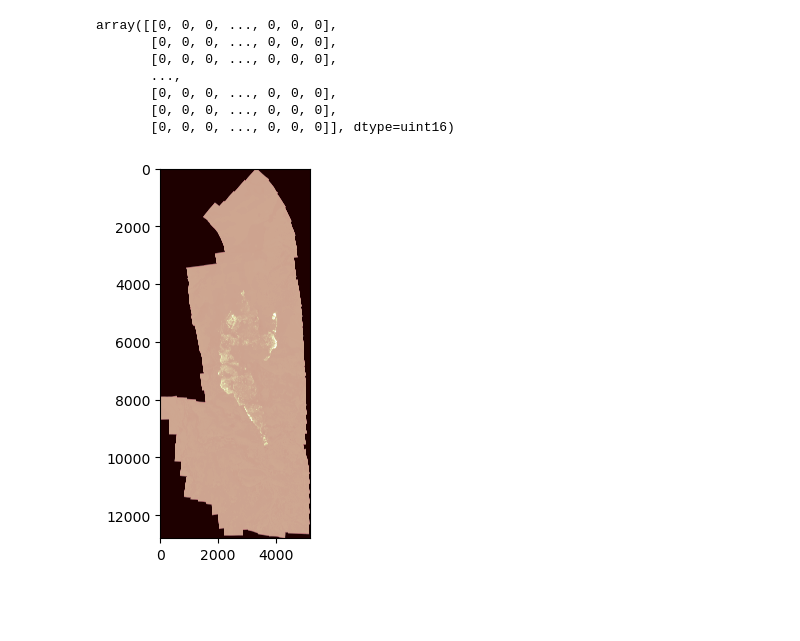
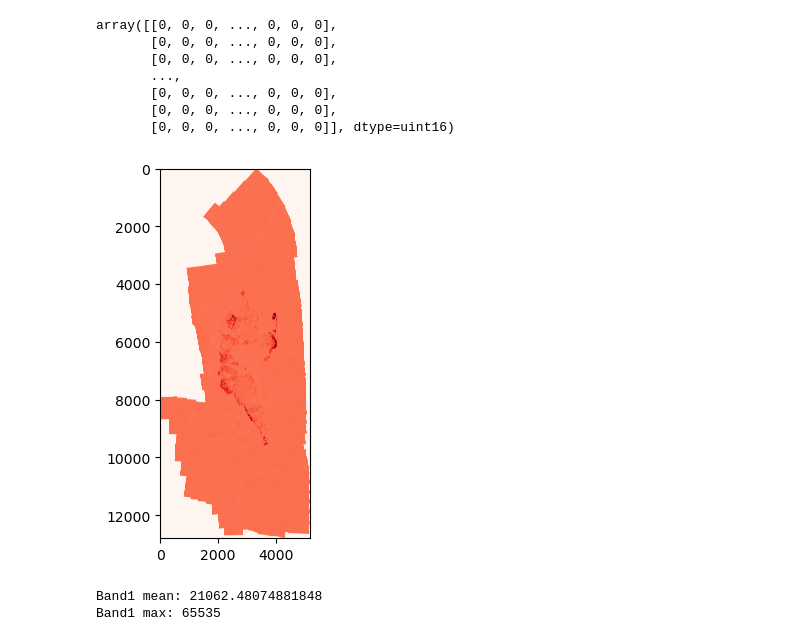
Before and after one commit to dotysan/GeoHack23-WildfirePerimeter, a Jupyter notebook: arno.ipynb, the cells around one changed output. Cells and saved outputs as stored; diff of their text form; code cells hidden in the pictures; blank space fills up the shorter version.

```diff
--- a/arno.ipynb
+++ b/arno.ipynb
@@ -38,7 +39,13 @@ array([[0, 0, 0, ..., 0, 0, 0],
        [0, 0, 0, ..., 0, 0, 0],
        [0, 0, 0, ..., 0, 0, 0]], dtype=uint16)
 # %%
-pyplot.imshow(band1, cmap='pink')
+pyplot.imshow(band1, cmap='Reds')
 pyplot.show()
 # %% [output]
-[figure, old version]
+[figure, new version]
+# %%
+print(f'Band1 mean: {np.mean(band1)}')
+print(f'Band1 max: {np.amax(band1)}')
+# %% [output]
+Band1 mean: 21062.48074881848
+Band1 max: 65535
```
Also changed, not shown: parts of 3 cells of this notebook.
